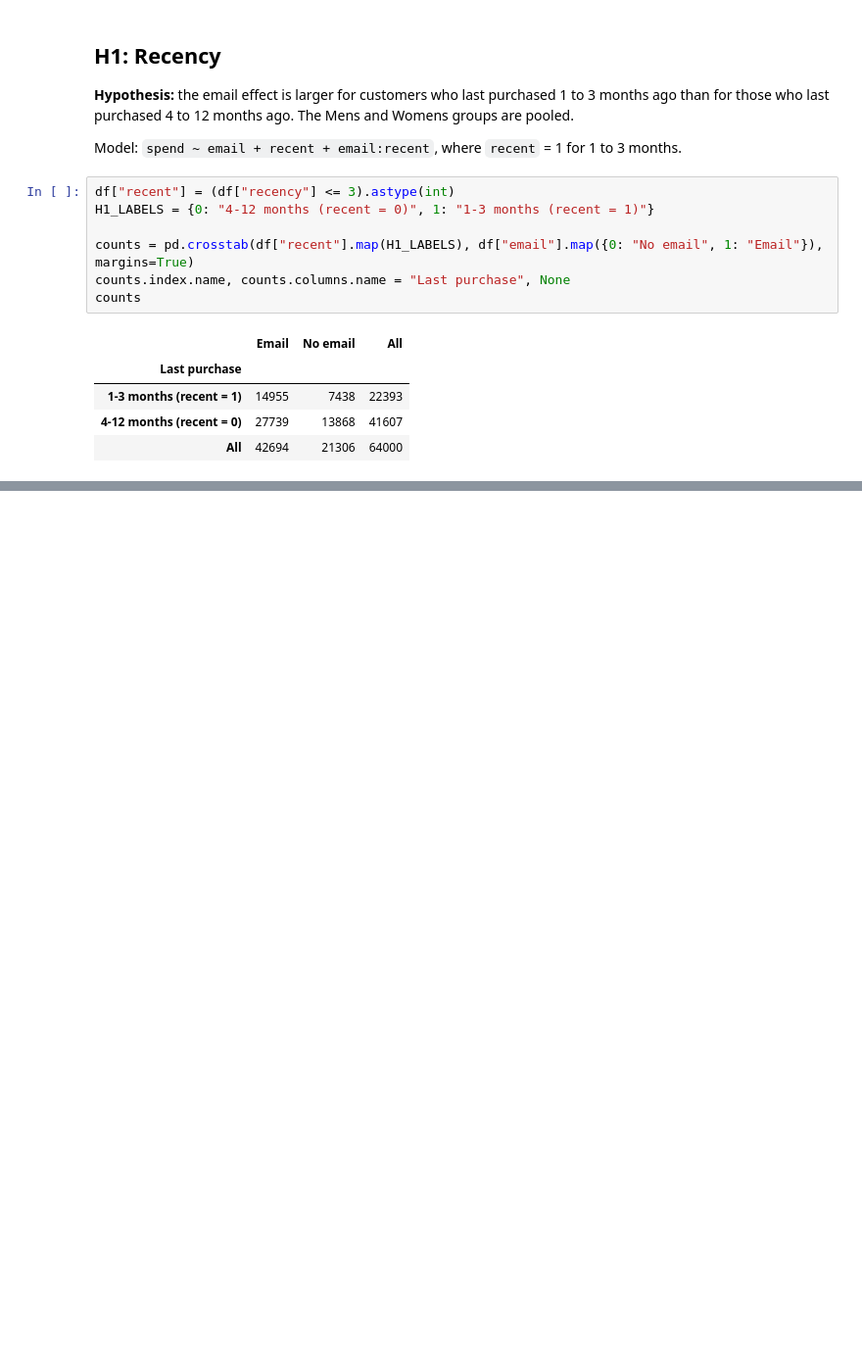
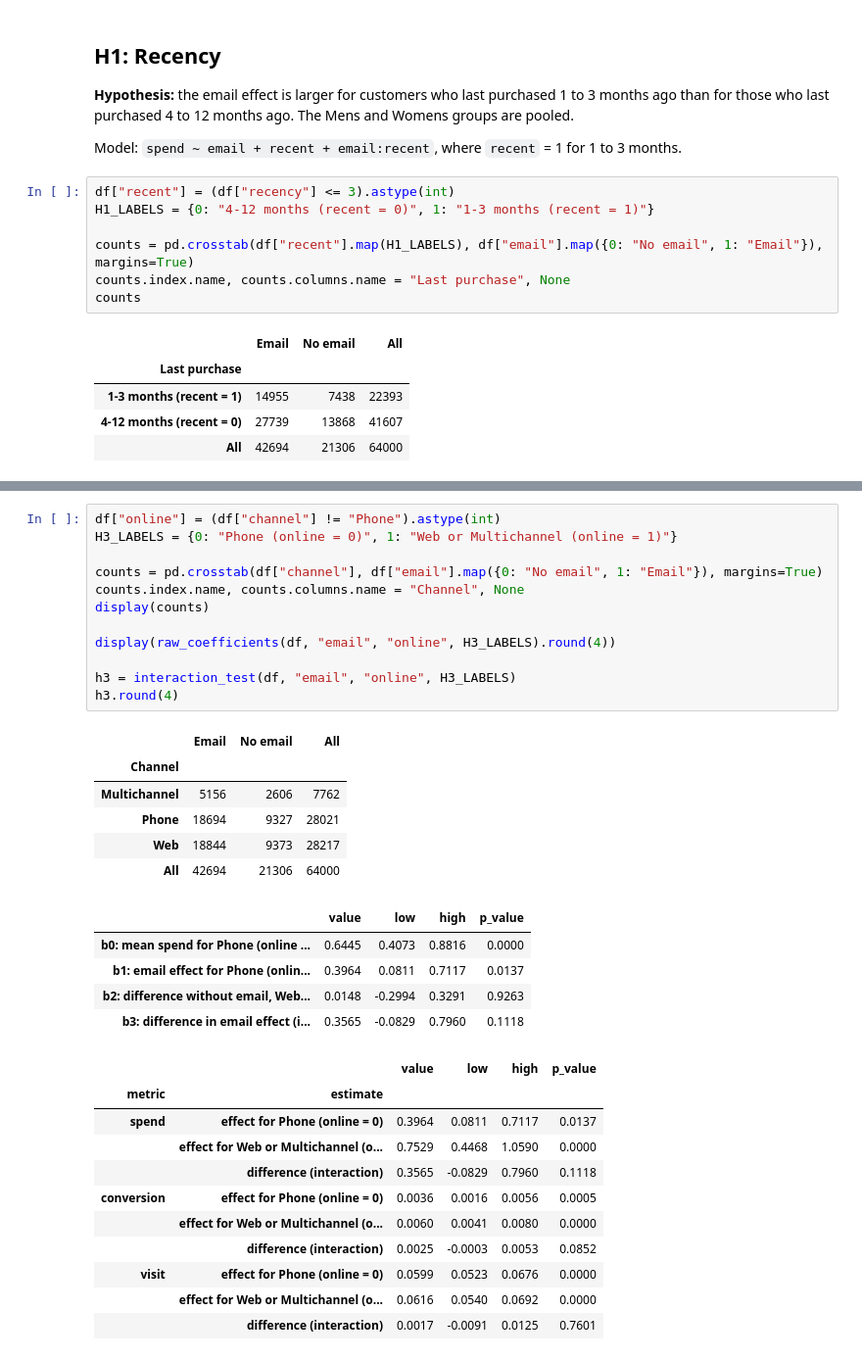
Before and after one commit to flora29058486/email-campaign-targeting, a Jupyter notebook: notebooks/02_01_segment_effects.ipynb, the cells around one changed output, grey strips where cells are left out. Shown at 98% size. Saved outputs shown, nothing was run; the diff lists cells and outputs as text; blank space fills up the shorter version.

```diff
--- a/notebooks/02_01_segment_effects.ipynb
+++ b/notebooks/02_01_segment_effects.ipynb
@@ -71,0 +224,35 @@ h1.round(4)
+# %%
+df["online"] = (df["channel"] != "Phone").astype(int)
+H3_LABELS = {0: "Phone (online = 0)", 1: "Web or Multichannel (online = 1)"}
+
+counts = pd.crosstab(df["channel"], df["email"].map({0: "No email", 1: "Email"}), margins=True)
+counts.index.name, counts.columns.name = "Channel", None
+display(counts)
+
+display(raw_coefficients(df, "email", "online", H3_LABELS).round(4))
+
+h3 = interaction_test(df, "email", "online", H3_LABELS)
+h3.round(4)
+# %% [output]
+|  | Email | No email | All |
+| Channel |  |  |  |
+| Multichannel | 5156 | 2606 | 7762 |
+| Phone | 18694 | 9327 | 28021 |
+| Web | 18844 | 9373 | 28217 |
+| All | 42694 | 21306 | 64000 |
+|  | value | low | high | p_value |
+| b0: mean spend for Phone (online ... | 0.6445 | 0.4073 | 0.8816 | 0.0000 |
+| b1: email effect for Phone (onlin... | 0.3964 | 0.0811 | 0.7117 | 0.0137 |
+| b2: difference without email, Web... | 0.0148 | -0.2994 | 0.3291 | 0.9263 |
+| b3: difference in email effect (i... | 0.3565 | -0.0829 | 0.7960 | 0.1118 |
+|  |  | value | low | high | p_value |
+| metric | estimate |  |  |  |  |
+| spend | effect for Phone (online = 0) | 0.3964 | 0.0811 | 0.7117 | 0.0137 |
+|  | effect for Web or Multichannel (o... | 0.7529 | 0.4468 | 1.0590 | 0.0000 |
+|  | difference (interaction) | 0.3565 | -0.0829 | 0.7960 | 0.1118 |
+| conversion | effect for Phone (online = 0) | 0.0036 | 0.0016 | 0.0056 | 0.0005 |
+|  | effect for Web or Multichannel (o... | 0.0060 | 0.0041 | 0.0080 | 0.0000 |
+|  | difference (interaction) | 0.0025 | -0.0003 | 0.0053 | 0.0852 |
+| visit | effect for Phone (online = 0) | 0.0599 | 0.0523 | 0.0676 | 0.0000 |
+|  | effect for Web or Multichannel (o... | 0.0616 | 0.0540 | 0.0692 | 0.0000 |
+|  | difference (interaction) | 0.0017 | -0.0091 | 0.0125 | 0.7601 |
```
Also changed, not shown: parts of 12 cells of this notebook.
